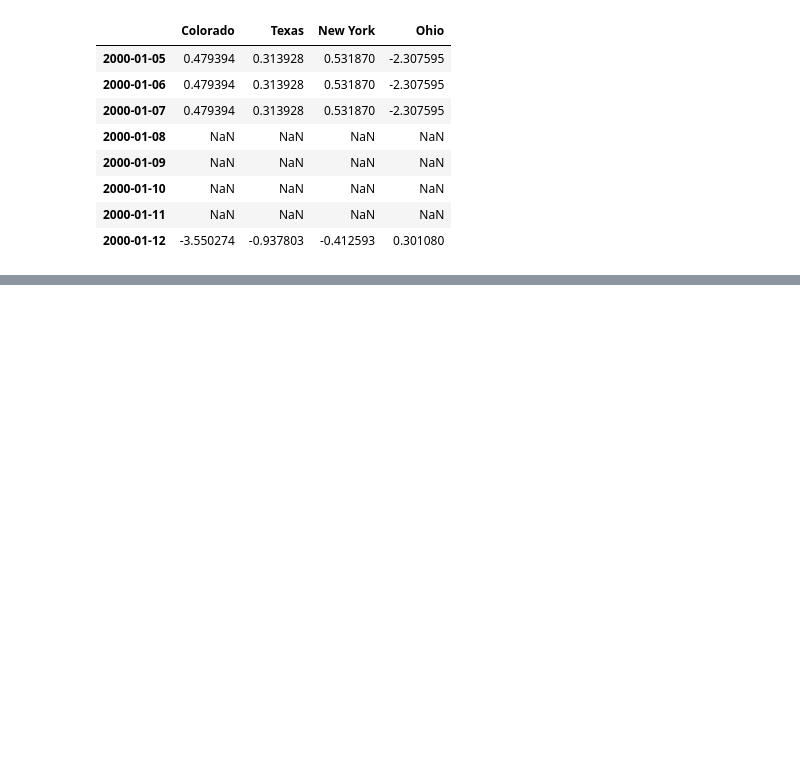
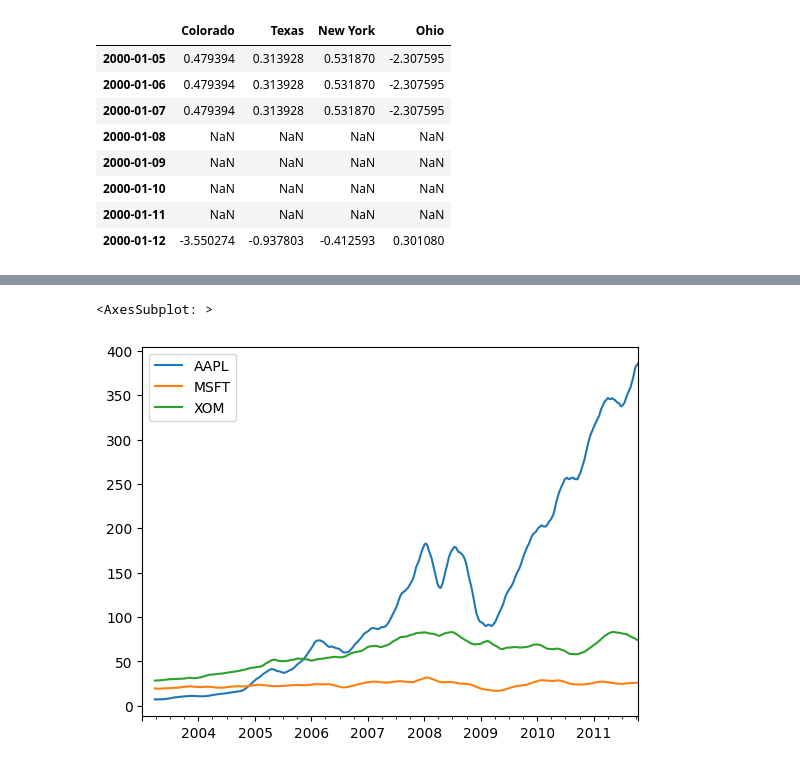
Before and after one commit to zqTheDesigner/rading_python-for-data-analysis, a Jupyter notebook: ch-11_Time-Series.ipynb, the cells around one changed output, grey strips where cells are left out. Cells and saved outputs as stored; diff of their text form; code cells hidden in the pictures; blank space fills up the shorter version.

```diff
--- a/ch-11_Time-Series.ipynb
+++ b/ch-11_Time-Series.ipynb
@@ -602,0 +724,6 @@ df_daily
+# %%
+# Calling moving window function on a dataframe apoplies the transformation to each column
+close_px.rolling(60).mean().plot()
+# %% [output]
+<AxesSubplot: >
+[figure, added]
```
Also changed, not shown: parts of 32 cells of this notebook, 1 other file.
